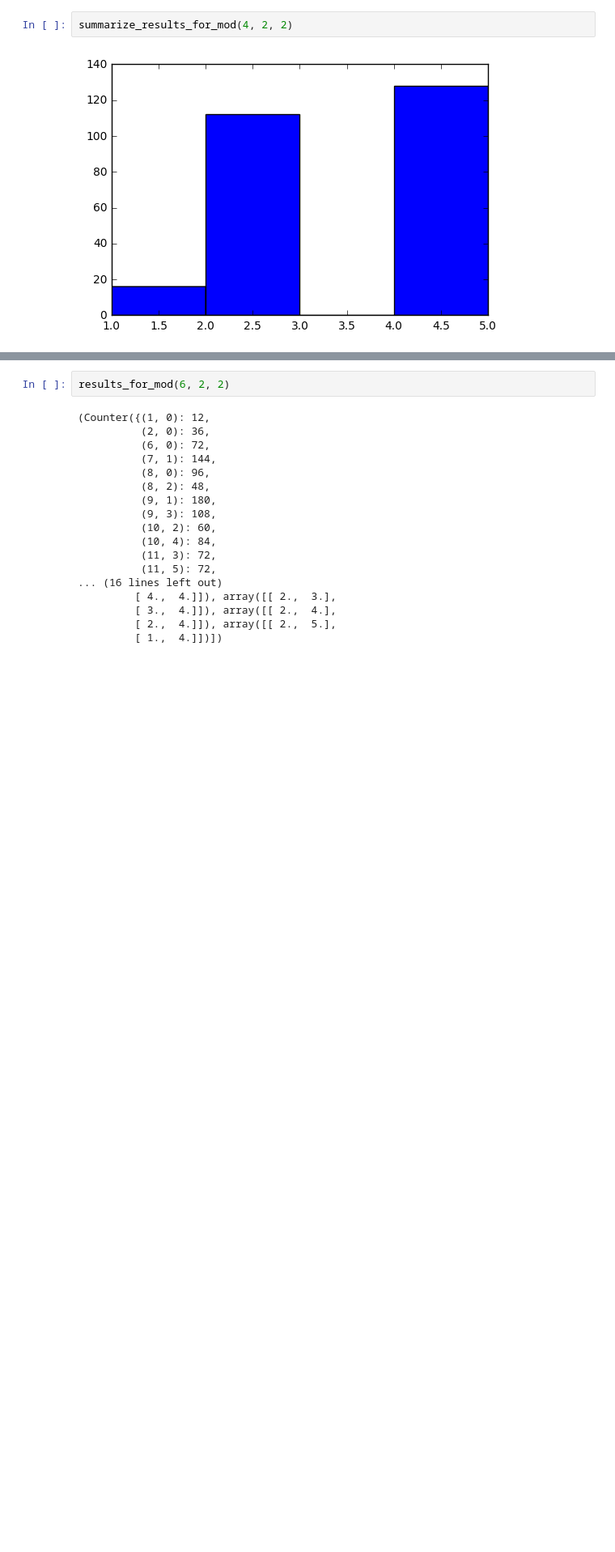
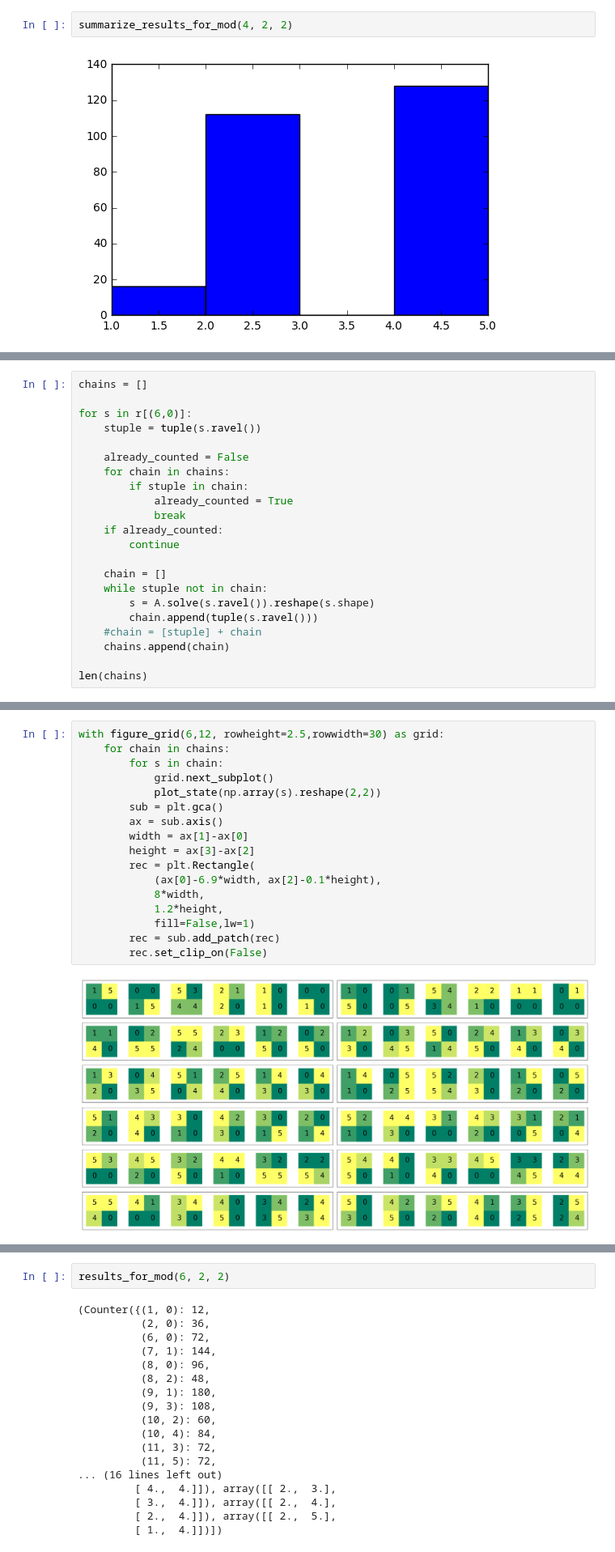
Before and after one commit to asross/am205-fproj, a Jupyter notebook: cycle-analysis.ipynb, the cells around one changed output, grey strips where cells are left out. Shown: that part at 81% size. Cells and saved outputs as stored; diff of their text form; blank space fills up the shorter version.

```diff
--- a/cycle-analysis.ipynb
+++ b/cycle-analysis.ipynb
@@ -60,0 +166,22 @@ summarize_results_for_mod(4, 2, 2)
+# %%
+chains = []
+
+for s in r[(6,0)]:
+    stuple = tuple(s.ravel())
+
+    already_counted = False
+    for chain in chains:
+        if stuple in chain:
+            already_counted = True
+            break
+    if already_counted:
+        continue
+
+    chain = []
+    while stuple not in chain:
+        s = A.solve(s.ravel()).reshape(s.shape)
+        chain.append(tuple(s.ravel()))
+    #chain = [stuple] + chain
+    chains.append(chain)
+
+len(chains)
@@ -60,0 +196,19 @@ summarize_results_for_mod(4, 2, 2)
+# %%
+with figure_grid(6,12, rowheight=2.5,rowwidth=30) as grid:
+    for chain in chains:
+        for s in chain:
+            grid.next_subplot()
+            plot_state(np.array(s).reshape(2,2))
+        sub = plt.gca()
+        ax = sub.axis()
+        width = ax[1]-ax[0]
+        height = ax[3]-ax[2]
+        rec = plt.Rectangle(
+            (ax[0]-6.9*width, ax[2]-0.1*height),
+            8*width,
+            1.2*height,
+            fill=False,lw=1)
+        rec = sub.add_patch(rec)
+        rec.set_clip_on(False)
+# %% [output]
+[figure, added]
```
Also changed, not shown: parts of 21 cells of this notebook, 8 other files.
